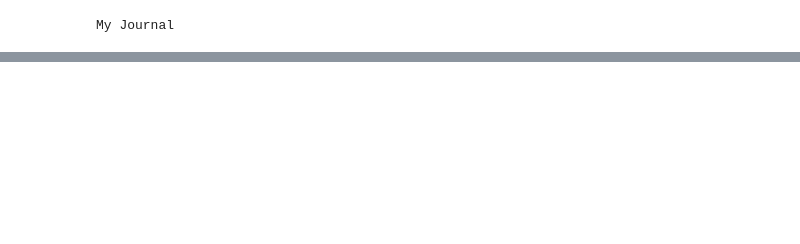
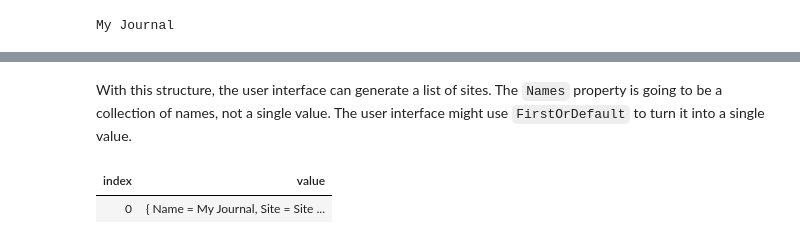
Before and after one commit to jinaga/BlogMaui, a Jupyter notebook: Notebooks/Modeling.ipynb, the cells around one changed output, grey strips where cells are left out. Saved outputs shown, nothing was run; the diff lists cells and outputs as text; code cells hidden in the pictures; blank space fills up the shorter version.

```diff
--- a/Notebooks/Modeling.ipynb
+++ b/Notebooks/Modeling.ipynb
@@ -280,0 +318,15 @@ My Journal
+# %% [markdown]
+With this structure, the user interface can generate a list of sites.
+The `Names` property is going to be a collection of names, not a single value.
+The user interface might use `FirstOrDefault` to turn it into a single value.
+# %%
+var sitesViewModel = sites.Select(s => new
+{
+    Name = s.Names.FirstOrDefault() ?? "New site",
+    s.Site
+});
+
+sitesViewModel
+# %% [output]
+| index | value |
+| 0 | { Name = My Journal, Site = Site ... |
```
Also changed, not shown: parts of 2 cells of this notebook.
